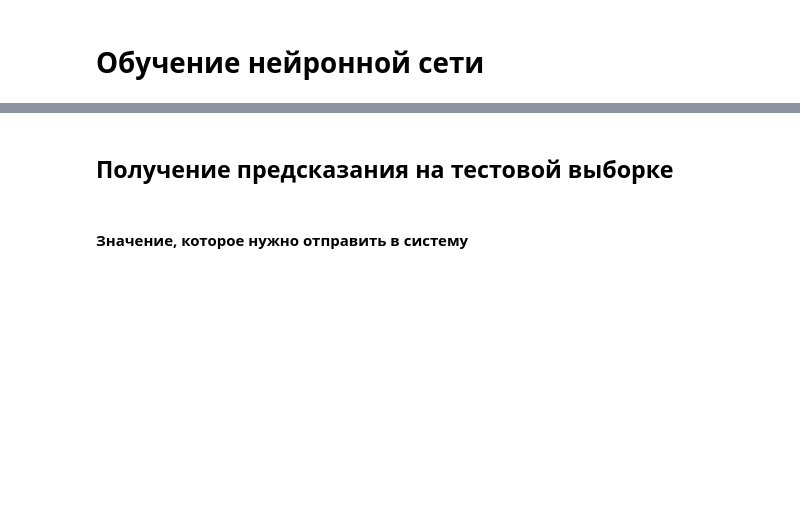
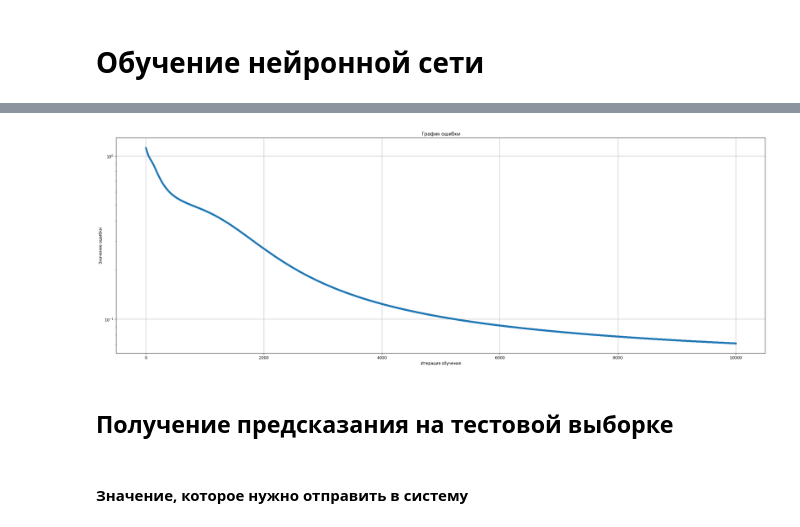
Before and after one commit to gbrs/sirius_deep_learning, a Jupyter notebook: 02_tasks.ipynb, the cells around one changed output, grey strips where cells are left out. Drawn from its saved outputs; the diff is of its cells as text; code cells hidden in the pictures; blank space fills up the shorter version.

```diff
--- a/02_tasks.ipynb
+++ b/02_tasks.ipynb
@@ -272,2 +294,4 @@ y = torch.tensor(data["target"])
+# %%
+y = y.to(torch.long)
 # %%
 from collections import OrderedDict
@@ -281,2 +334,20 @@ model = model.to(dtype=X.dtype)
+# %%
+# TODO: Реализуйте модель нейронной сети и поместите её в эту переменную.
+#       В качестве функции активации на последнем слое выберите torch.nn.LogSoftmax.
+## model = None
+
+model = torch.nn.Sequential(
+    OrderedDict([
+        ("linear_1", torch.nn.Linear(n, hidden_size)),
+        ("activation_1", torch.nn.Tanh()),
+        # ("linear_2", torch.nn.Linear(hidden_size, hidden_size)),
+        # ("activation_2", torch.nn.Tanh()),
+        ("linear_3", torch.nn.Linear(hidden_size, k)),
+        ("log_softmax", torch.nn.LogSoftmax(dim=1)),
+    ])
+)
+
+# Необходимо сообщить модели, с данными какого типа она будет работать.
+model = model.to(dtype=X.dtype)
 # %%
 model
@@ -289,48 +367,62 @@ import matplotlib.pyplot as plt
 
 # TODO: Подберите число итераций обучения нейронной сети.
 #       Значение числа итераций стоит выбрать большим 1000.
-num_epochs = None
+## num_epochs = None
+num_epochs = 10000
 
 # TODO: Создайте оптимизатор SGD аналогично тому, как он задавался в лекции.
 #       Не забудьте передать в него model.parameters().
 #       В качестве величины шага обучения (параметр lr) возьмите значение 0.01.
-optimizer = None
+## optimizer = None
+optimizer = torch.optim.SGD(
+    model.parameters(),  # Передаём все тензоры, учавствующие в градиентном спуске
+    lr=.01,  # learning rate - величина шага градиентного спуска
+)
 
 # TODO: Задайте функцию потерь. В нашем случае это должна быть torch.nn.NLLLoss.
-loss_fn = None
+## loss_fn = None
+loss_fn = torch.nn.NLLLoss()
 
 losses = []
 
 for epoch in range(1, num_epochs + 1):
     # TODO: Обнулите накопленное значение градиента с помощью фукции zero_grad объекта optimizer.
     #       Замените ключевое слово pass на необходимое выражение.
-    pass
+    ## pass
+    optimizer.zero_grad()
 
     # TODO: Посчитайте предсказание модели для объектов из матрицы X.
-    pred = None
+    ## pred = None
+    pred = model(X)
+
     # TODO: Посчитайте суммарные потери для предсказанных значений из pred.
-    loss = None
+    ## loss = None
+    loss = loss_fn(pred, y)
 
     # TODO: Рассчитайте градиенты loss по всем параметрам модели с помощью функции backward.
     #       Замените ключевое слово pass на необходимое выражение.
-    pass
+    ## pass
+    loss.backward()
 
     # TODO: Произведите шаг оптимизации с помощью функции step объекта optimizer.
     #       Замените ключевое слово pass на необходимое выражение.
-    pass
+    ## pass
+    optimizer.step()
 
     losses.append(loss.item())
 
-    if epoch % 100 == 0:
+    if epoch % 500 == 0:
         clear_output(True)
         fig, ax = plt.subplots(figsize=(30, 10))
         plt.title("График ошибки")
         plt.plot(losses, ".-")
         plt.xlabel("Итерация обучения")
         plt.ylabel("Значение ошибки")
         plt.yscale("log")
         plt.grid()
         plt.show()
+# %% [output]
+[figure, added]
 # %% [markdown]
 ## Получение предсказания на тестовой выборке
 # %%
```
Also changed, not shown: parts of 15 cells of this notebook.
